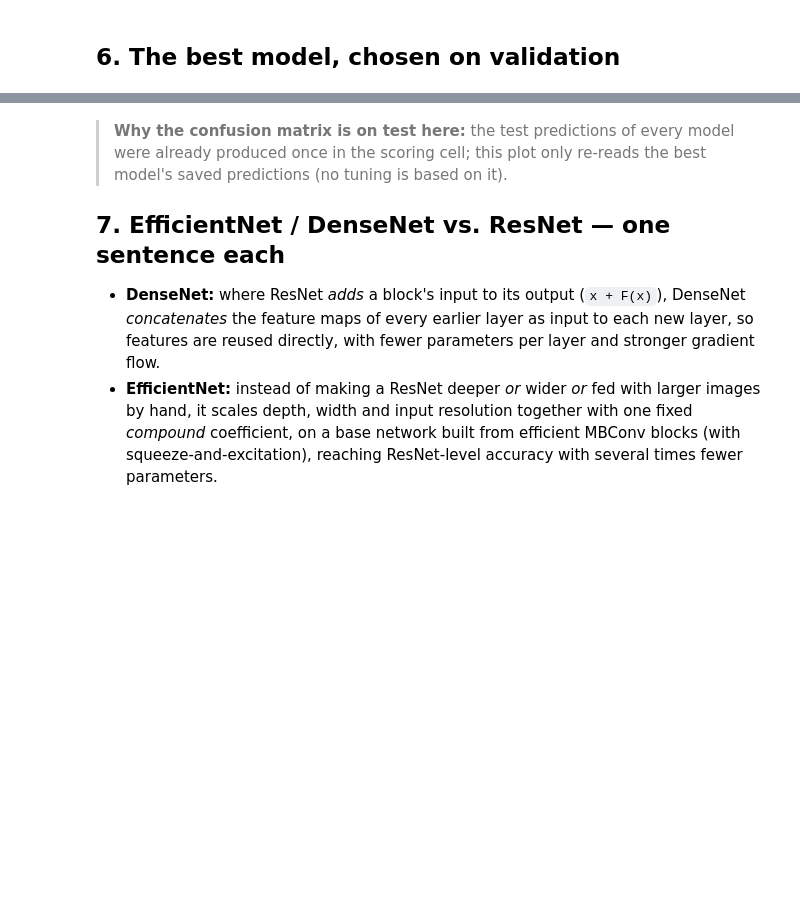
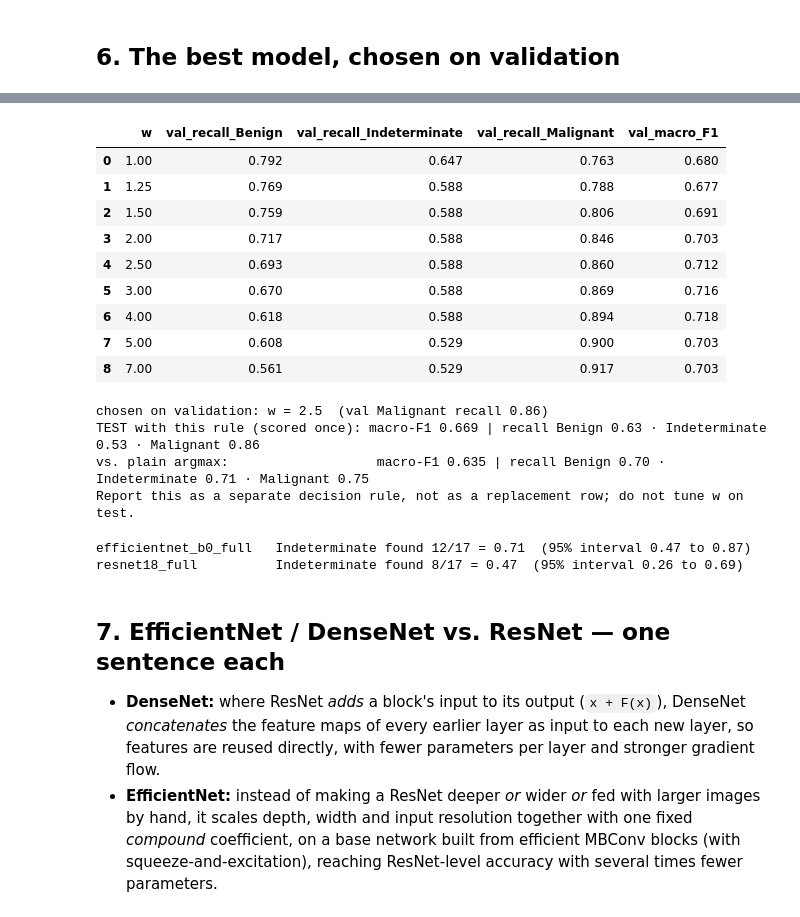
Before and after one commit to naiiiiiiiiiii/MILK10k-Lesion-Classification, a Jupyter notebook: notebooks/session_07_hw.ipynb, the cells around one changed output, grey strips where cells are left out. Saved outputs shown, nothing was run; the diff lists cells and outputs as text; code cells hidden in the pictures; blank space fills up the shorter version.

```diff
--- a/notebooks/session_07_hw.ipynb
+++ b/notebooks/session_07_hw.ipynb
@@ -471,6 +708,62 @@ Indeterminate      0.293     0.500     0.369        24
+# %%
+TARGET_MAL_RECALL = 0.85
+if best_name not in prob_fns:
+    print("no probabilities available for", best_name)
+else:
+    pv, pt = prob_fns[best_name]("val"), prob_fns[best_name]("test")
+    decide = lambda p, w: (p * torch.tensor([1.0, 1.0, float(w)])).argmax(1)
+    rows = []
+    for w in [1, 1.25, 1.5, 2, 2.5, 3, 4, 5, 7]:
+        pr = decide(pv, w)
+        rec = recall_score(y_val, pr, average=None, labels=[0, 1, 2])
+        rows.append({"w": w, "val_recall_Benign": rec[0], "val_recall_Indeterminate": rec[1], "val_recall_Malignant": rec[2],
+                     "val_macro_F1": f1_score(y_val, pr, average="macro")})
+    sweep = pd.DataFrame(rows); display(sweep.round(3))
+    ok = sweep[sweep["val_recall_Malignant"] >= TARGET_MAL_RECALL]
+    if ok.empty:
+        print(f"Target {TARGET_MAL_RECALL} not reached on validation with these weights; nothing applied to test.")
+    else:
+        w = float(ok.iloc[0]["w"]); pr = decide(pt, w)
+        rec = recall_score(y_test, pr, average=None, labels=[0, 1, 2])
+        results["thresholded"] = {"model": best_name, "w": w, "target_val_malignant_recall": TARGET_MAL_RECALL,
+                                  "test_f1": float(f1_score(y_test, pr, average="macro")), "test_recall": [float(r) for r in rec]}
+        save_results()
+        print(f"chosen on validation: w = {w}  (val Malignant recall {ok.iloc[0]['val_recall_Malignant']:.2f})")
+        print(f"TEST with this rule (scored once): macro-F1 {results['thresholded']['test_f1']:.3f} | recall Benign {rec[0]:.2f} · Indeterminate {rec[1]:.2f} · Malignant {rec[2]:.2f}")
+        print(f"vs. plain argmax:                   macro-F1 {b['test_f1']:.3f} | recall Benign {b['test_recall'][0]:.2f} · Indeterminate {b['test_recall'][1]:.2f} · Malignant {b['test_recall'][2]:.2f}")
+        print("Report this as a separate decision rule, not as a replacement row; do not tune w on test.")
+# %% [output]
+|  | w | val_recall_Benign | val_recall_Indeterminate | val_recall_Malignant | val_macro_F1 |
+| 0 | 1.00 | 0.792 | 0.647 | 0.763 | 0.680 |
+| 1 | 1.25 | 0.769 | 0.588 | 0.788 | 0.677 |
+| 2 | 1.50 | 0.759 | 0.588 | 0.806 | 0.691 |
+| 3 | 2.00 | 0.717 | 0.588 | 0.846 | 0.703 |
+| 4 | 2.50 | 0.693 | 0.588 | 0.860 | 0.712 |
+| 5 | 3.00 | 0.670 | 0.588 | 0.869 | 0.716 |
+| 6 | 4.00 | 0.618 | 0.588 | 0.894 | 0.718 |
+| 7 | 5.00 | 0.608 | 0.529 | 0.900 | 0.703 |
+| 8 | 7.00 | 0.561 | 0.529 | 0.917 | 0.703 |
+chosen on validation: w = 2.5  (val Malignant recall 0.86)
+TEST with this rule (scored once): macro-F1 0.669 | recall Benign 0.63 · Indeterminate 0.53 · Malignant 0.86
+vs. plain argmax:                   macro-F1 0.635 | recall Benign 0.70 · Indeterminate 0.71 · Malignant 0.75
+Report this as a separate decision rule, not as a replacement row; do not tune w on test.
+# %%
+from math import sqrt
+def wilson(k, n, z=1.96):
+    p = k / n; d = 1 + z**2 / n
+    c = (p + z**2 / (2 * n)) / d
+    h = z * sqrt(p * (1 - p) / n + z**2 / (4 * n**2)) / d
+    return c - h, c + h
+
+for name in ["efficientnet_b0_full", "resnet18_full"]:
+    pred = np.load(OUT / f"{name}_test_pred.npy")
+    k = int(((pred == 1) & (y_test.numpy() == 1)).sum()); n = int((y_test == 1).sum())
+    lo, hi = wilson(k, n)
+    print(f"{name:22s} Indeterminate found {k}/{n} = {k/n:.2f}  (95% interval {lo:.2f} to {hi:.2f})")
+# %% [output]
+efficientnet_b0_full   Indeterminate found 12/17 = 0.71  (95% interval 0.47 to 0.87)
+resnet18_full          Indeterminate found 8/17 = 0.47  (95% interval 0.26 to 0.69)
 # %% [markdown]
-> **Why the confusion matrix is on test here:** the test predictions of every model were already produced once in the scoring cell; this plot only re-reads the best model's saved predictions (no tuning is based on it).
-
 ## 7. EfficientNet / DenseNet vs. ResNet — one sentence each
 
 * **DenseNet:** where ResNet *adds* a block's input to its output (`x + F(x)`), DenseNet *concatenates* the feature maps of every earlier layer as input to each new layer, so features are reused directly, with fewer parameters per layer and stronger gradient flow.
```
Also changed, not shown: parts of 30 cells of this notebook, 12 other files.
